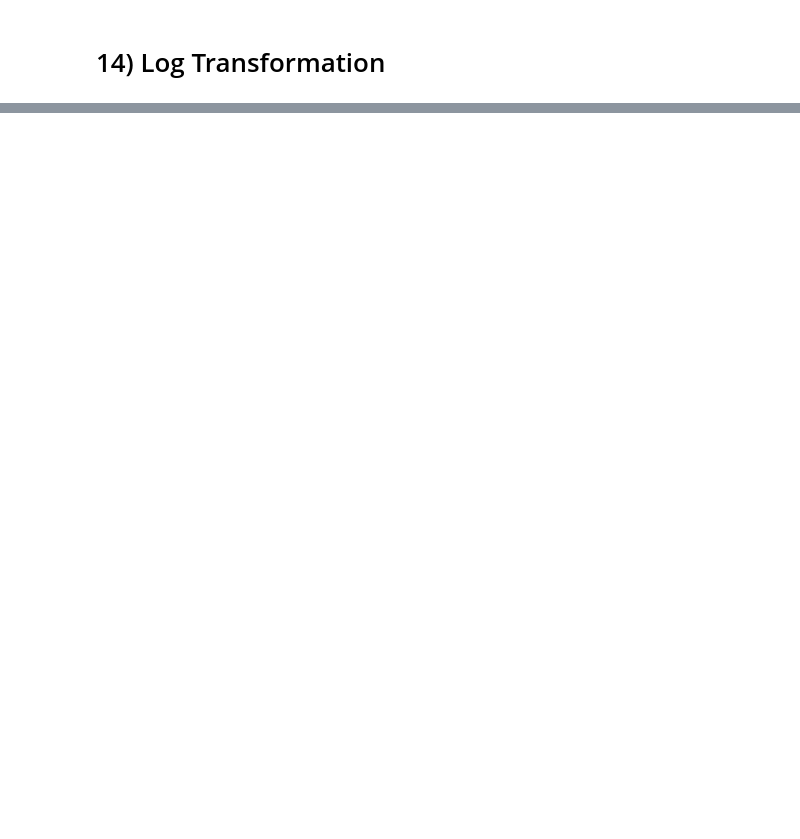
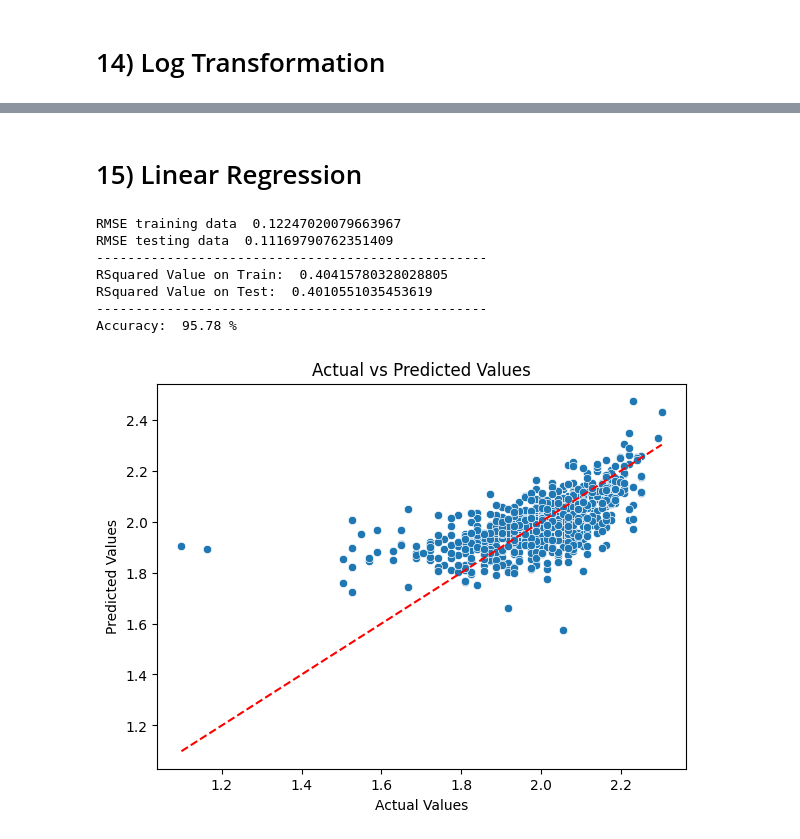
Before and after one commit to its-me-abhishek/imdb-movie-sentiment, a Jupyter notebook: imdb-sentiment-analysis.ipynb, the cells around one changed output, grey strips where cells are left out. Cells and saved outputs as stored; diff of their text form; code cells hidden in the pictures; blank space fills up the shorter version.

Commit message:
feat: add linear regression for imdb scores

```diff
--- a/imdb-sentiment-analysis.ipynb
+++ b/imdb-sentiment-analysis.ipynb
@@ -349,7 +433,6 @@ skewed_features = [
         "cast_total_facebook_likes",
         "facenumber_in_poster",
         "num_user_for_reviews",
-        "language",
         "country",
         "content_rating",
         "budget",
@@ -366,0 +472,18 @@ TypeError: can only concatenate str (not "int") to str
+# %%
+# Splitting data into training and testing
+X_train, X_test, Y_train, Y_test = train_test_split(
+    X, Y, test_size=0.2, random_state=40
+)
+
+X_train = X_train.dropna()
+X_test = X_test.dropna()
+Y_train = Y_train.loc[X_train.index]  # Keep Y_train aligned with X_train
+Y_test = Y_test.loc[X_test.index]
+
+X_train = X_train.select_dtypes(include=[np.number])  # Keep only numeric columns
+X_test = X_test.select_dtypes(include=[np.number])
+
+print(X_train.shape, X_test.shape, Y_train.shape, Y_test.shape)
+
+print(X_train.dtypes)
+print(Y_train.dtypes)
@@ -366,0 +508,50 @@ TypeError: can only concatenate str (not "int") to str
+# %% [markdown]
+# 15) Linear Regression
+# %%
+# Fit the model
+lm = LinearRegression()
+lm = lm.fit(X_train, Y_train)
+
+# Train data prediction
+train_pred = lm.predict(X_train)
+
+# Test data prediction
+test_pred = lm.predict(X_test)
+
+# Root Mean Squared Error Calculation
+RMSE_test = np.sqrt(mean_squared_error(Y_test, test_pred))
+RMSE_train = np.sqrt(mean_squared_error(Y_train, train_pred))
+
+print("RMSE training data ", RMSE_train)
+print("RMSE testing data ", RMSE_test)
+print("-" * 50)
+print("RSquared Value on Train: ", lm.score(X_train, Y_train))
+print("RSquared Value on Test: ", lm.score(X_test, Y_test))
+print("-" * 50)
+
+# Accuracy achieved
+error = abs(test_pred - Y_test)
+meanError = 100 * (error / Y_test)
+accuracy = 100 - np.mean(meanError)
+print("Accuracy: ", round(accuracy, 2), "%")
+
+# ---------------- PLOTTING ---------------- #
+
+plt.figure(figsize=(15, 5))
+
+plt.subplot(1, 2, 1)
+sns.scatterplot(x=Y_test, y=test_pred)
+plt.plot([min(Y_test), max(Y_test)], [min(Y_test), max(Y_test)], color='red', linestyle='dashed')  # Identity line
+plt.xlabel("Actual Values")
+plt.ylabel("Predicted Values")
+plt.title("Actual vs Predicted Values")
+plt.show()
+# %% [output]
+RMSE training data  0.12247020079663967
+RMSE testing data  0.11169790762351409
+--------------------------------------------------
+RSquared Value on Train:  0.40415780328028805
+RSquared Value on Test:  0.4010551035453619
+--------------------------------------------------
+Accuracy:  95.78 %
+[figure, added]
```
Also changed, not shown: parts of 15 cells of this notebook.
